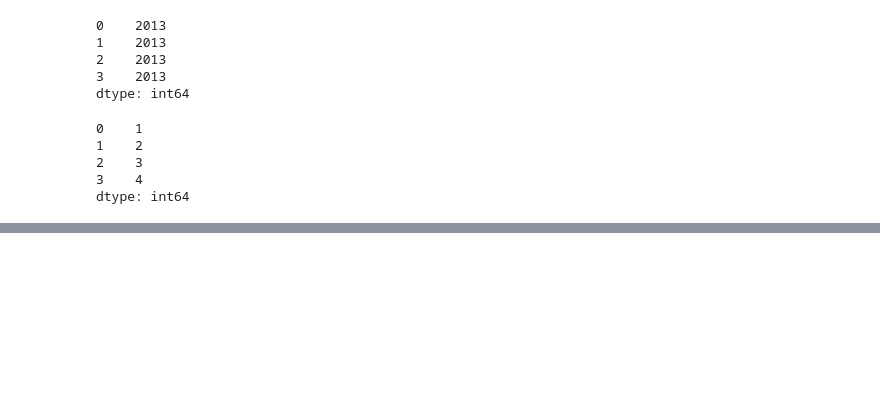
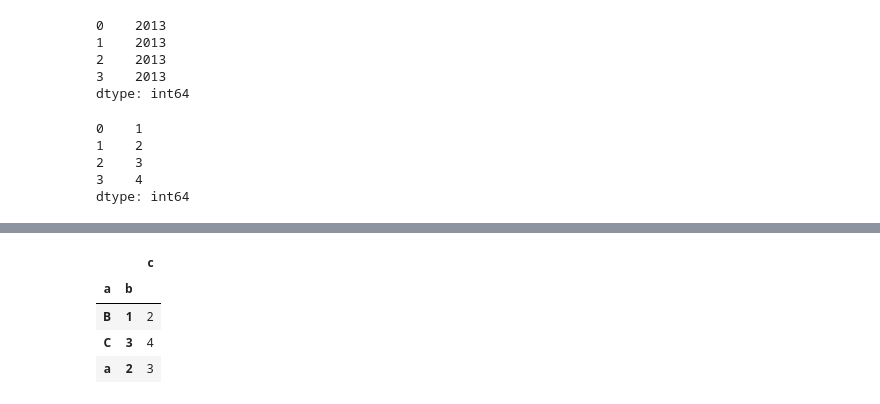
Before and after one commit to KumudithaSilva/pandas-data-science, a Jupyter notebook: Essential_Basis/essential_basis.ipynb, the cells around one changed output, grey strips where cells are left out. Saved outputs shown, nothing was run; the diff lists cells and outputs as text; code cells hidden in the pictures; blank space fills up the shorter version.

Commit message:
sort

```diff
--- a/Essential_Basis/essential_basis.ipynb
+++ b/Essential_Basis/essential_basis.ipynb
@@ -565,0 +579,8 @@ dtype: int64
+# %%
+s1.sort_index(level="a")
+# %% [output]
+|  |  | c |
+| a | b |  |
+| B | 1 | 2 |
+| C | 3 | 4 |
+| a | 2 | 3 |
```
Also changed, not shown: parts of 35 cells of this notebook.
